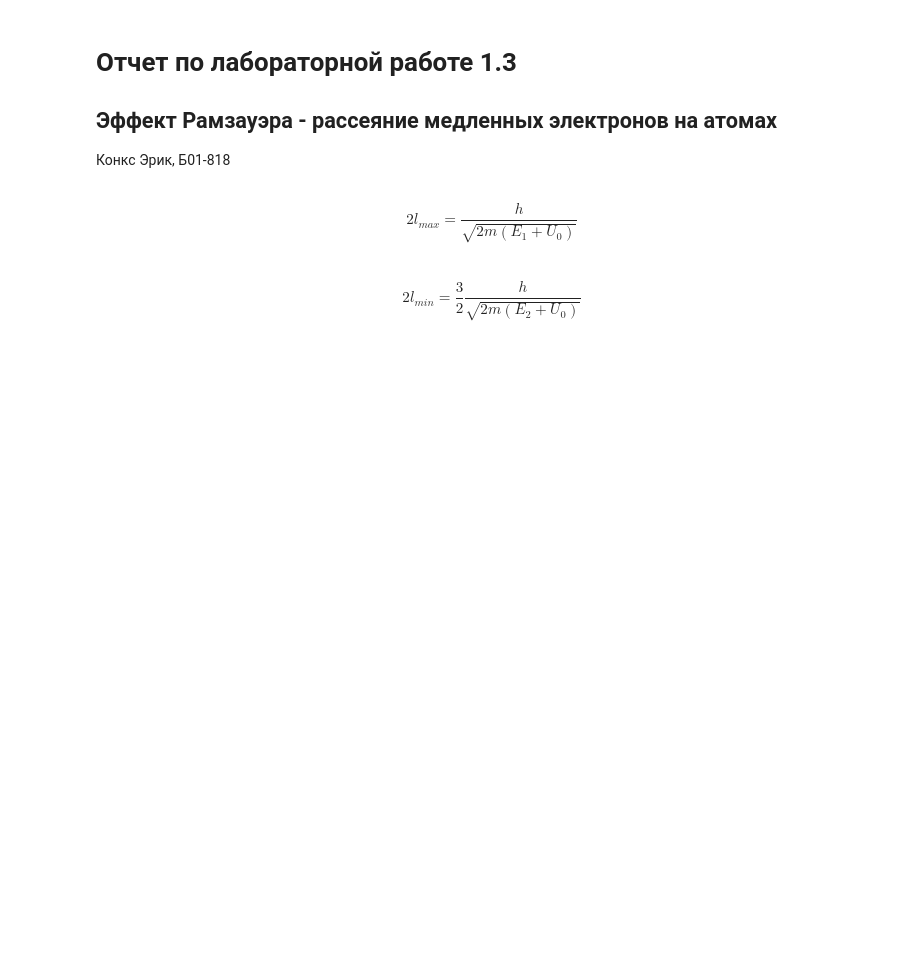
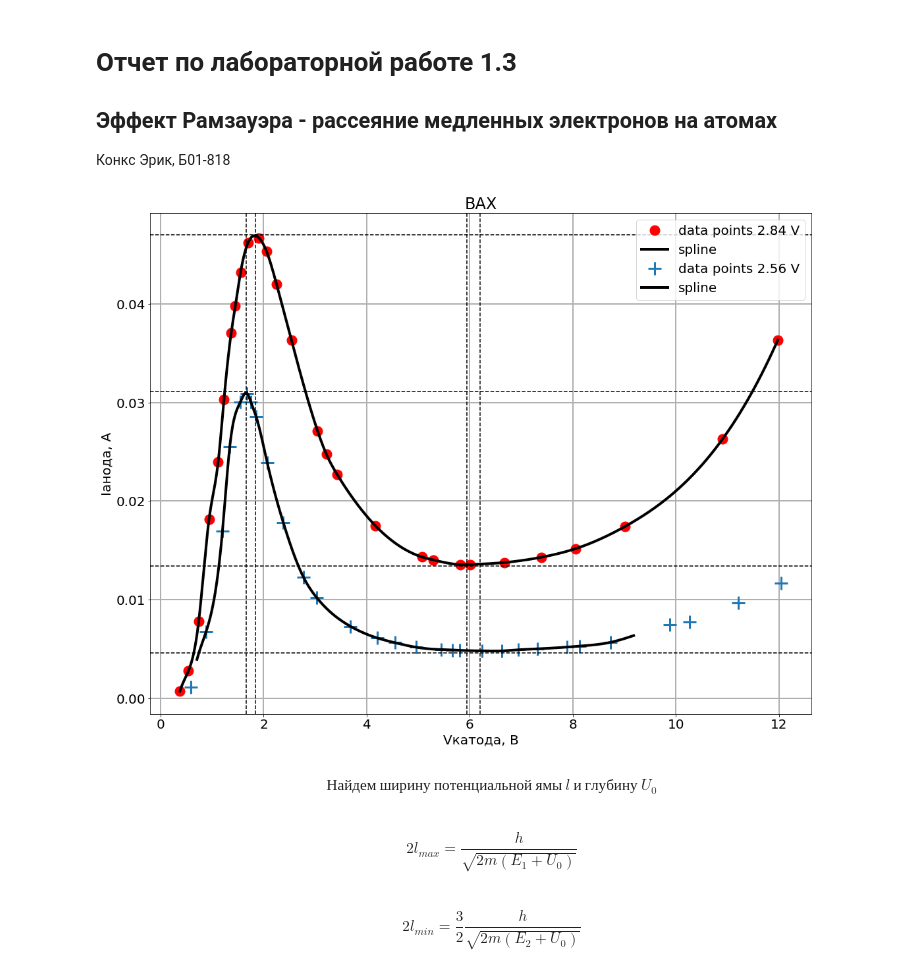
Before and after one commit to exucutional/quant_phys_lab, a Jupyter notebook: 1.3/ramsauer.ipynb, the cells around one changed output. Cells and saved outputs as stored; diff of their text form; code cells hidden in the pictures; blank space fills up the shorter version.

```diff
--- a/1.3/ramsauer.ipynb
+++ b/1.3/ramsauer.ipynb
@@ -24,0 +88,22 @@ e = 1.6 * 10**-19
+# %%
+plot = plt.figure(num='ВАХ')
+plt.plot(Vk1, Ia1, 'ro', label='data points 2.84 V', markersize=15)
+plt.plot(xlin1, ylin1, color='black', linewidth=4, label='spline')
+plt.plot(Vk2, Ia2, '+', label='data points 2.56 V', markersize=20, mew=3)
+plt.plot(xlin2[10:750], ylin2[10:750], color='black', linewidth=4, label='spline')
+plt.axhline(y=0.0134, color="black", linestyle="--")
+plt.axvline(x=Vmin1, color="black", linestyle="--")
+plt.axhline(y=0.047, color="black", linestyle="--")
+plt.axvline(x=Vmax1, color="black", linestyle="--")
+plt.axhline(y=0.0046, color="black", linestyle="--")
+plt.axvline(x=Vmin2, color="black", linestyle="--")
+plt.axhline(y=0.0311, color="black", linestyle="--")
+plt.axvline(x=Vmax2, color="black", linestyle="--")
+plt.ylabel('Iанода, А')
+plt.xlabel('Vкатода, В')
+plt.grid(linewidth=2)
+plt.legend()
+plt.title('ВАХ')
+plt.show()
+# %% [output]
+[figure, added]
@@ -25,3 +133,5 @@ e = 1.6 * 10**-19
+# %% [markdown]
+$$Найдем\ ширину\ потенциальной\ ямы\ l\ и\ глубину\ U_0$$
 # %% [markdown]
 $$2l_{max}=\frac{h}{\sqrt{2m(E_1+U_0)}}$$
 # %% [markdown]
```
Also changed, not shown: parts of 15 cells of this notebook, 1 other file.
